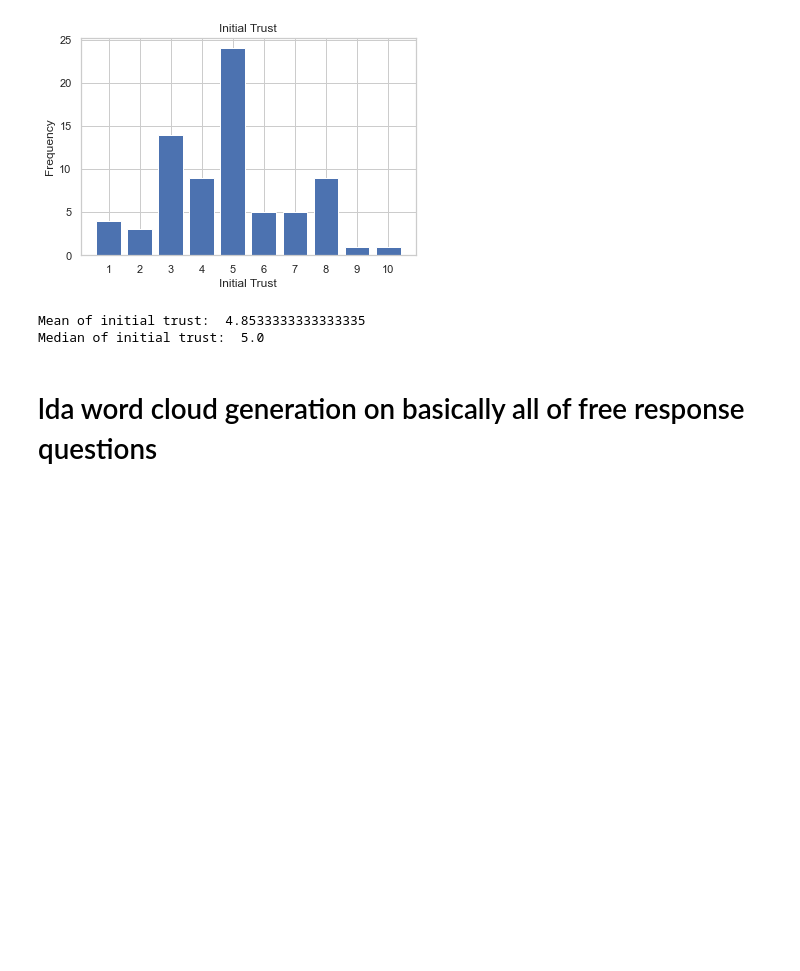
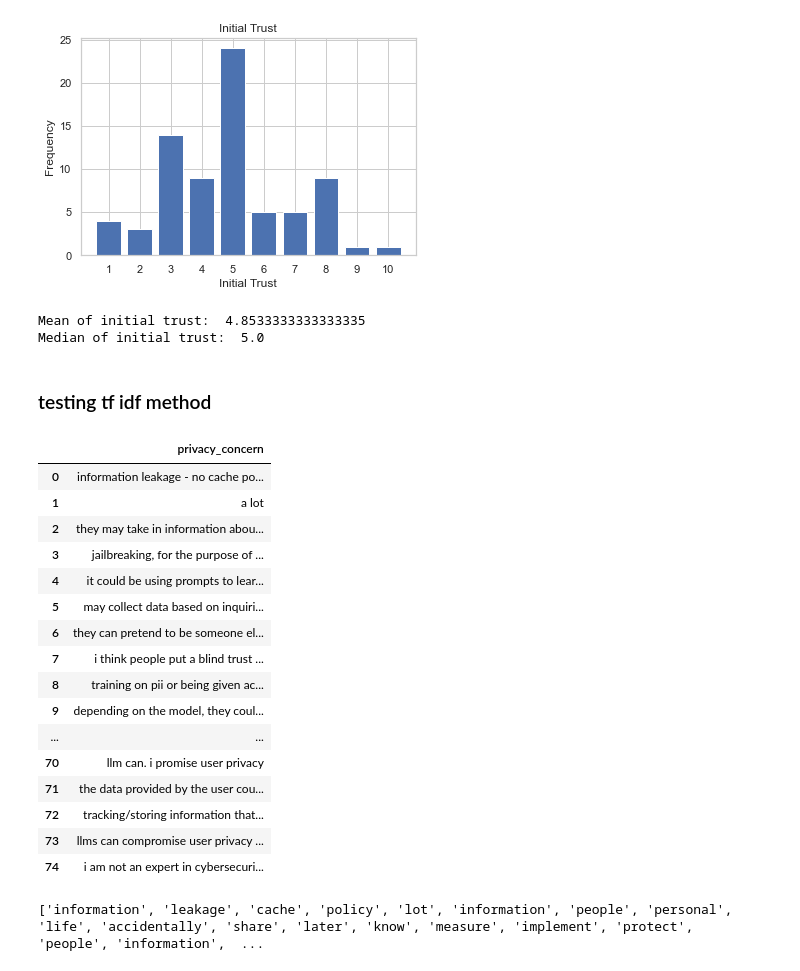
Before and after one commit to bendjko/CSE-527S-Final-Project, a Jupyter notebook: ben_testing.ipynb, the cells around one changed output. Saved outputs shown, nothing was run; the diff lists cells and outputs as text; code cells hidden in the pictures; blank space fills up the shorter version.

```diff
--- a/ben_testing.ipynb
+++ b/ben_testing.ipynb
@@ -46,6 +46,8 @@ pp_data.columns = new_columns
 # accidentally deleted the first field of study in survey, so need to merge the two columns
 pp_data['field_of_study'] = pp_data['field_of_study'].fillna(pp_data['field_of_study.1'])
 pp_data = pp_data.drop(columns=['field_of_study.1'])
+pd.set_option('display.max_columns', None)
+pd.set_option('display.max_rows', None)
 display(pp_data)
 # %% [output]
 |  | timestamp | field_of_study | education | familiarity | initial_trust | experience | future_area | ... |
@@ -402,7 +403,52 @@ print("Median of initial trust: ", initial_trust_median)
 [figure]
 Mean of initial trust:  4.8533333333333335
 Median of initial trust:  5.0
-# %% [markdown]
-# lda word cloud generation on basically all of free response questions
 # %%
 # analyze experience
+# %% [markdown]
+### testing tf idf method
+# %%
+# make a corpus for privacy concern
+privacy_concern_data = pp_data['privacy_concern'].dropna()
+privacy_concern_data = privacy_concern_data.str.lower()
+privacy_concern_data = privacy_concern_data.str.split()
+privacy_concern_data = privacy_concern_data.apply(lambda x: ' '.join(x))
+privacy_concern_data = pd.DataFrame(privacy_concern_data)
+pd.set_option('display.max_colwidth', None)
+display(privacy_concern_data)
+# %% [output]
+|  | privacy_concern |
+| 0 | information leakage - no cache po... |
+| 1 | a lot |
+| 2 | they may take in information abou... |
+| 3 | jailbreaking, for the purpose of ... |
+| 4 | it could be using prompts to lear... |
+| 5 | may collect data based on inquiri... |
+| 6 | they can pretend to be someone el... |
+| 7 | i think people put a blind trust ... |
+| 8 | training on pii or being given ac... |
+| 9 | depending on the model, they coul... |
+| ... | ... |
+| 70 | llm can. i promise user privacy |
+| 71 | the data provided by the user cou... |
+| 72 | tracking/storing information that... |
+| 73 | llms can compromise user privacy ... |
+| 74 | i am not an expert in cybersecuri... |
+# %%
+# tokenize the data using spaCy
+nlp = spacy.load('en_core_web_sm')
+privacy_concern_data_pp = privacy_concern_data['privacy_concern'].apply(lambda x: nlp(x))
+# remove special characters
+privacy_concern_data_pp = privacy_concern_data_pp.apply(lambda x: [token for token in x if token.is_alpha])
+# remove stop words
+privacy_concern_data_pp = privacy_concern_data_pp.apply(lambda x: [token for token in x if not token.is_stop])
+# lemmatize the data
+privacy_concern_data_pp = privacy_concern_data_pp.apply(lambda x: [token.lemma_ for token in x])
+# aggregate everything into one list
+privacy_concern_data_pp = privacy_concern_data_pp.sum()
+
+
+
+print(privacy_concern_data_pp)
+# %% [output]
+['information', 'leakage', 'cache', 'policy', 'lot', 'information', 'people', 'personal', 'life', 'accidentally', 'share', 'later', 'know', 'measure', 'implement', 'protect', 'people', 'information',  ...
```
Also changed, not shown: parts of 12 cells of this notebook.
